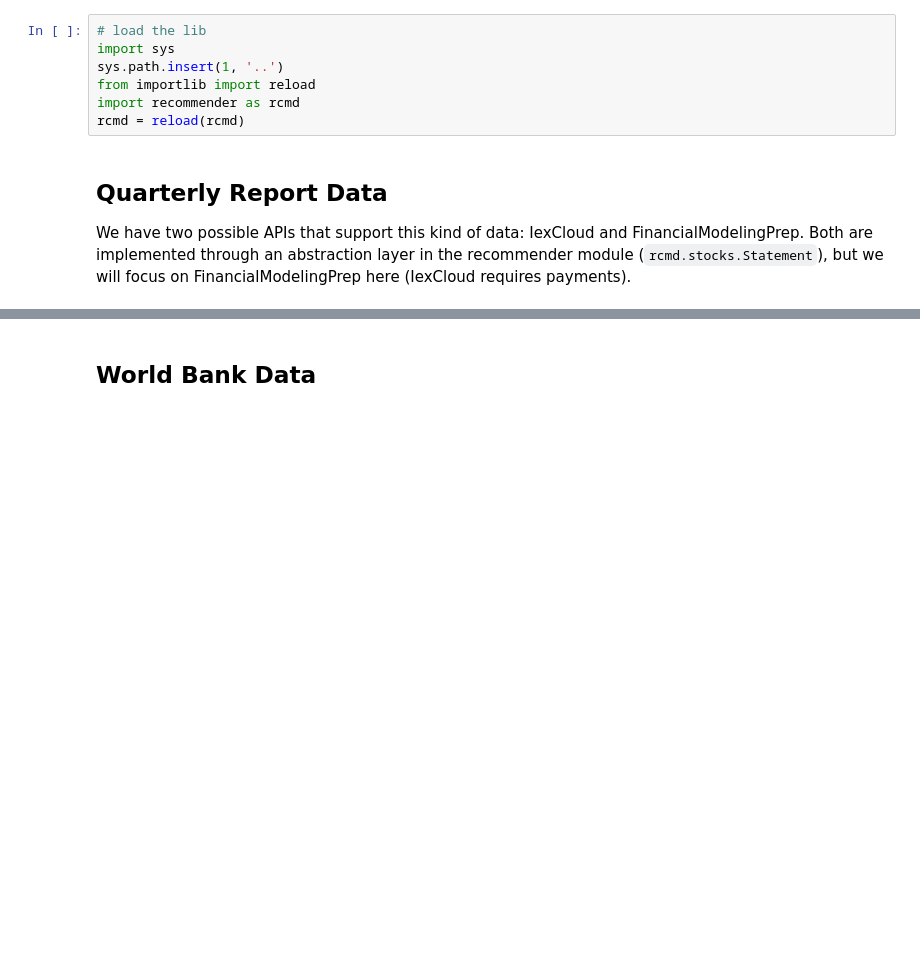
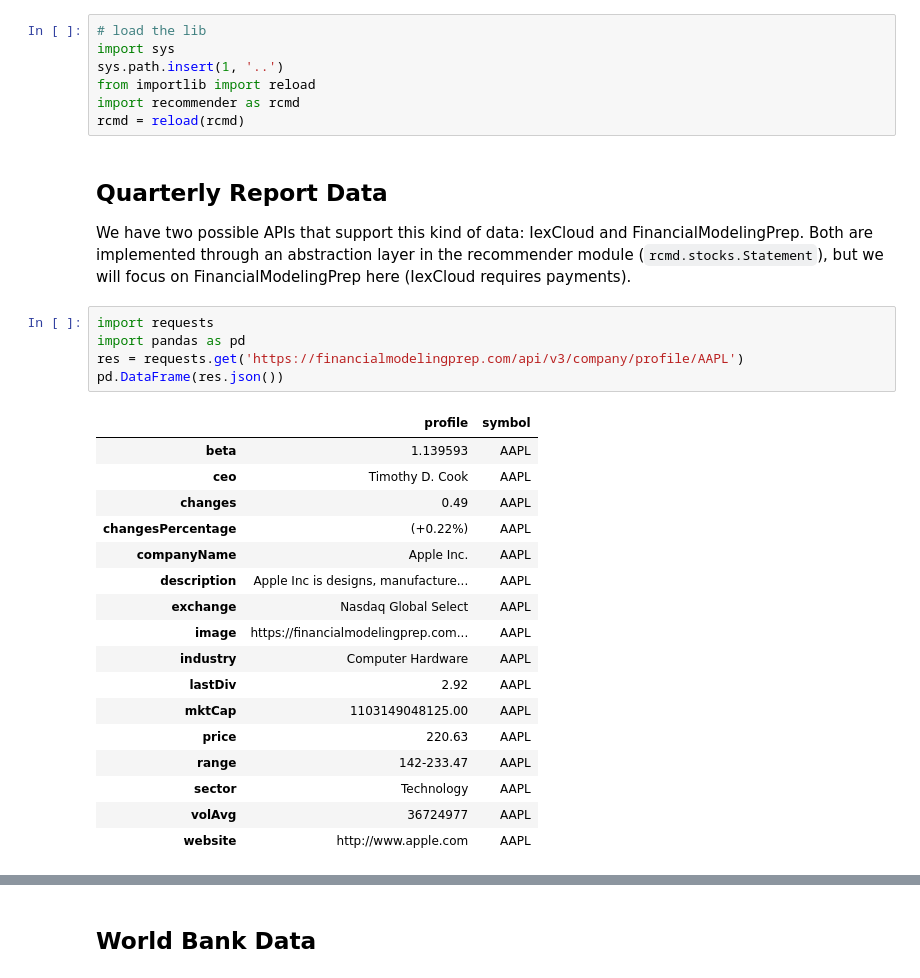
Before and after one commit to felixnext/stock_trend_analysis, a Jupyter notebook: notebooks/01-2_quarter-data-exploration.ipynb, the cells around one changed output, grey strips where cells are left out. Saved outputs shown, nothing was run; the diff lists cells and outputs as text; blank space fills up the shorter version.

```diff
--- a/notebooks/01-2_quarter-data-exploration.ipynb
+++ b/notebooks/01-2_quarter-data-exploration.ipynb
@@ -13,3 +13,26 @@ rcmd = reload(rcmd)
 ## Quarterly Report Data
 
 We have two possible APIs that support this kind of data: IexCloud and FinancialModelingPrep. Both are implemented through an abstraction layer in the recommender module (`rcmd.stocks.Statement`), but we will focus on FinancialModelingPrep here (IexCloud requires payments).
+# %%
+import requests
+import pandas as pd
+res = requests.get('https://financialmodelingprep.com/api/v3/company/profile/AAPL')
+pd.DataFrame(res.json())
+# %% [output]
+|  | profile | symbol |
+| beta | 1.139593 | AAPL |
+| ceo | Timothy D. Cook | AAPL |
+| changes | 0.49 | AAPL |
+| changesPercentage | (+0.22%) | AAPL |
+| companyName | Apple Inc. | AAPL |
+| description | Apple Inc is designs, manufacture... | AAPL |
+| exchange | Nasdaq Global Select | AAPL |
+| image | https://financialmodelingprep.com... | AAPL |
+| industry | Computer Hardware | AAPL |
+| lastDiv | 2.92 | AAPL |
+| mktCap | 1103149048125.00 | AAPL |
+| price | 220.63 | AAPL |
+| range | 142-233.47 | AAPL |
+| sector | Technology | AAPL |
+| volAvg | 36724977 | AAPL |
+| website | http://www.apple.com | AAPL |
```
Also changed, not shown: parts of 2 cells of this notebook, 10 other files.
